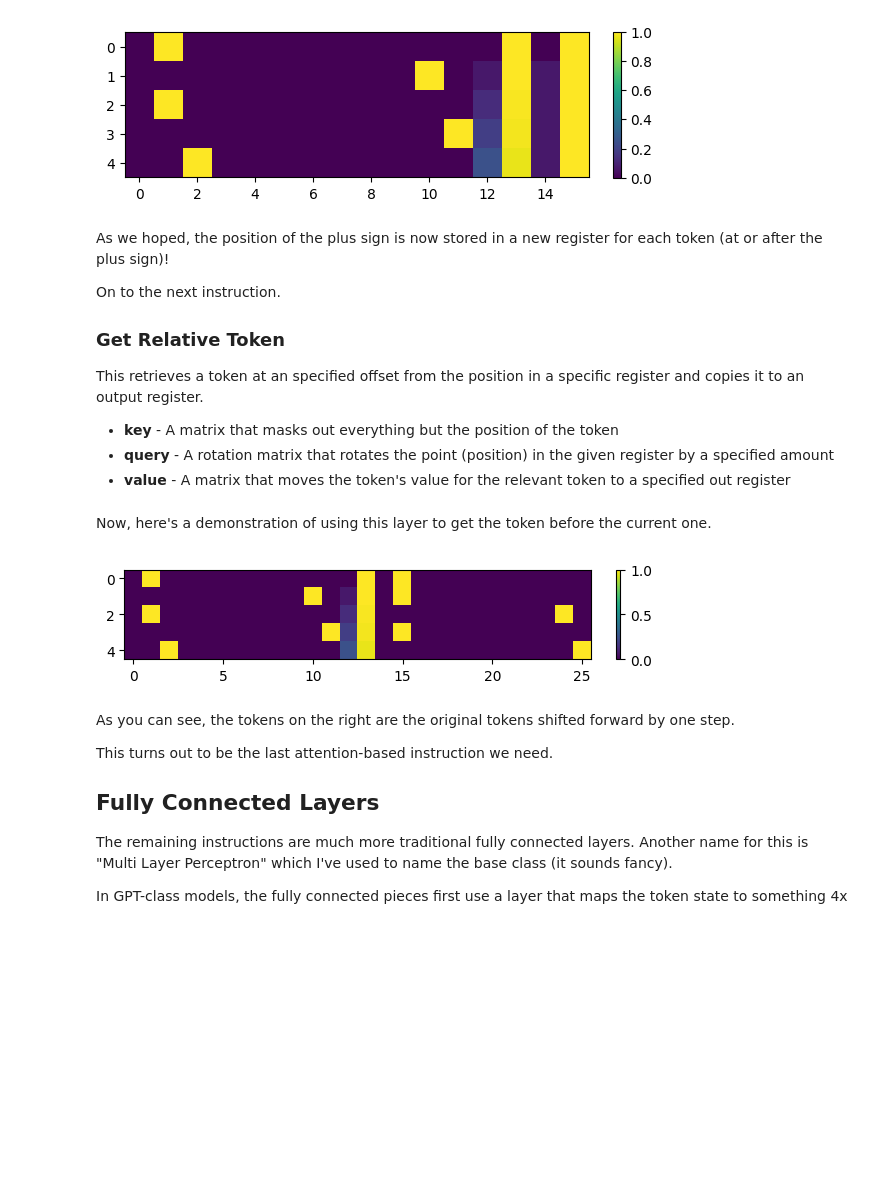
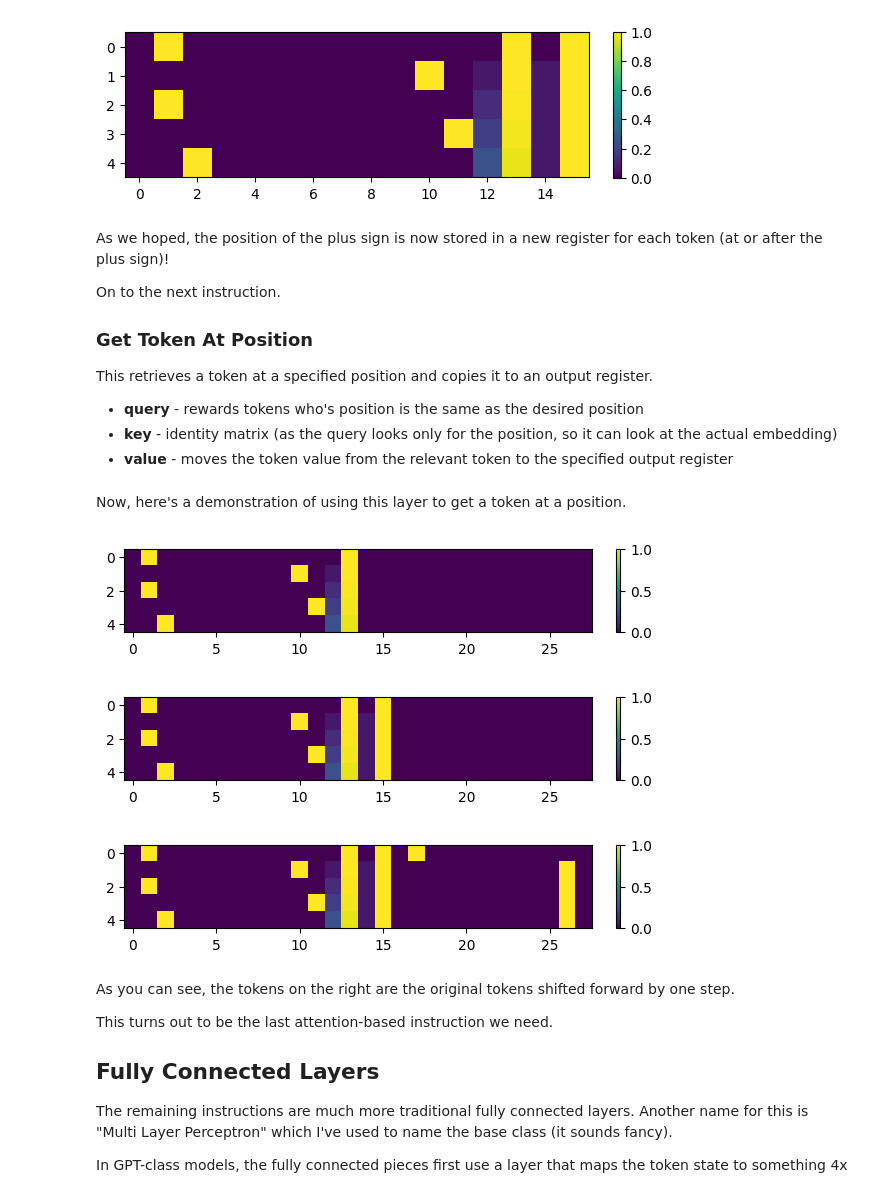
Before and after one commit to michael-go/handcrafted, a Jupyter notebook: HandCrafted.ipynb, the cells around one changed output. Saved outputs shown, nothing was run; the diff lists cells and outputs as text; code cells hidden in the pictures; blank space fills up the shorter version.

Commit message:
simplify GetRelativeToken -> GetTokenAt, without unused rotation

```diff
--- a/HandCrafted.ipynb
+++ b/HandCrafted.ipynb
@@ -382,55 +382,52 @@ As we hoped, the position of the plus sign is now stored in a new register for e
 
 On to the next instruction.
 
-### Get Relative Token
+### Get Token At Position
 
-This retrieves a token at an specified offset from the position in a specific register and copies it to an output register.
+This retrieves a token at a specified position and copies it to an output register.
 
-- **key** - A matrix that masks out everything but the position of the token
-- **query** - A rotation matrix that rotates the point (position) in the given register by a specified amount
-- **value** - A matrix that moves the token's value for the relevant token to a specified out register
+- **query** - rewards tokens who's position is the same as the desired position
+- **key** - identity matrix (as the query looks only for the position, so it can look at the actual embedding)
+- **value** - moves the token value from the relevant token to the specified output register
 # %%
-class GetRelativeToken(AttentionLayer):
-    def __init__(self, embedding: EmbeddedState, pos_reg: Register, steps: int, out: Register):
-        tpos_reg = embedding.register_map['pos']
-
-        position_select = torch.zeros(embedding.dim, embedding.dim)
-        position_select[tpos_reg.offset, tpos_reg.offset] = 1e10
-        position_select[tpos_reg.offset + 1, tpos_reg.offset + 1] = 1e10
-
-        i = -steps
-        sin = math.sin(i*(2*math.pi)/100)*1
-        cos = math.cos(i*(2*math.pi)/100)*1
-
-        rotation = torch.zeros(embedding.dim, embedding.dim)
-        rotation[pos_reg.offset, tpos_reg.offset] = cos
-        rotation[pos_reg.offset + 1, tpos_reg.offset] = -sin
-        rotation[pos_reg.offset, tpos_reg.offset + 1] = sin
-        rotation[pos_reg.offset + 1, tpos_reg.offset + 1] = cos
+class GetTokenAt(AttentionLayer):
+    def __init__(self, embedding: EmbeddedState, at_pos: Register, out: Register):
+        pos_reg = embedding.register_map['pos']
+        position_query = torch.zeros(embedding.dim, embedding.dim)
+        position_query[at_pos.offset, pos_reg.offset] = 1e10
+        position_query[at_pos.offset + 1, pos_reg.offset + 1] = 1e10
 
         token_copy = torch.zeros(embedding.dim, embedding.dim)
         for i in range(len(embedding.tokens)):
             token_copy[i, i + out.offset] = 1.0
 
-        q = rotation
-        k = position_select
+        q = position_query
+        k = torch.eye(embedding.dim)
         v = token_copy
 
         super().__init__(q=q, k=k, v=v)
 # %% [markdown]
-Now, here's a demonstration of using this layer to get the token before the current one.
+Now, here's a demonstration of using this layer to get a token at a position.
 # %%
 tokens = list('0123456789+=')
 pos = Register('pos', 2)
-prev = Register('prev', len(tokens))
+plus_pos = Register('plus', 2)
+plus_copy = Register('plus_copy', len(tokens))
 
-embedding = EmbeddedState(tokens, [pos, prev])
-get_relative = GetRelativeToken(embedding, pos, -1, prev)
+embedding = EmbeddedState(tokens, [pos, plus_pos, plus_copy])
+find_plus = FindAndStore(embedding, '+', plus_pos)
+copy_plus = GetTokenAt(embedding, plus_pos, plus_copy)
 
 example = embedding.embed(embedding.tokenize('1+1=2'))
-plot_tensor(get_relative.forward(example.unsqueeze(0))[0])
+plot_tensor(example)
+after_find_plus = find_plus.forward(example.unsqueeze(0))
+plot_tensor(after_find_plus[0])
+after_copy_plus = copy_plus.forward(after_find_plus)
+plot_tensor(after_copy_plus[0])
 # %% [output]
-[figure, old version]
+[figure, new version]
+[figure, added]
+[figure, added]
 # %% [markdown]
 As you can see, the tokens on the right are the original tokens shifted forward by one step.
 
```
Also changed, not shown: parts of 7 cells of this notebook.
